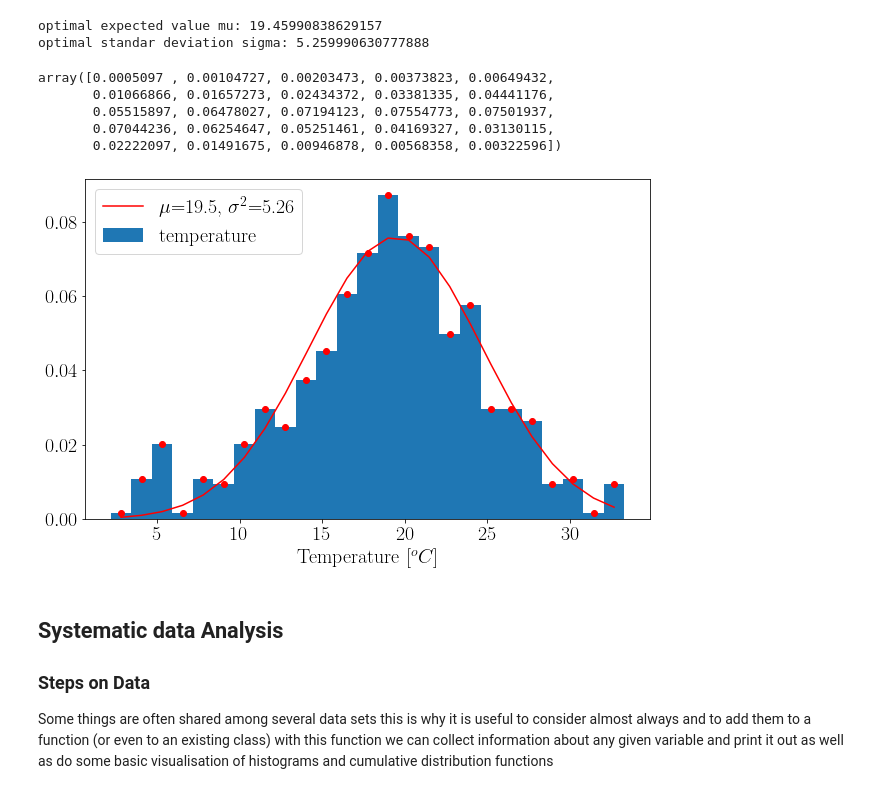
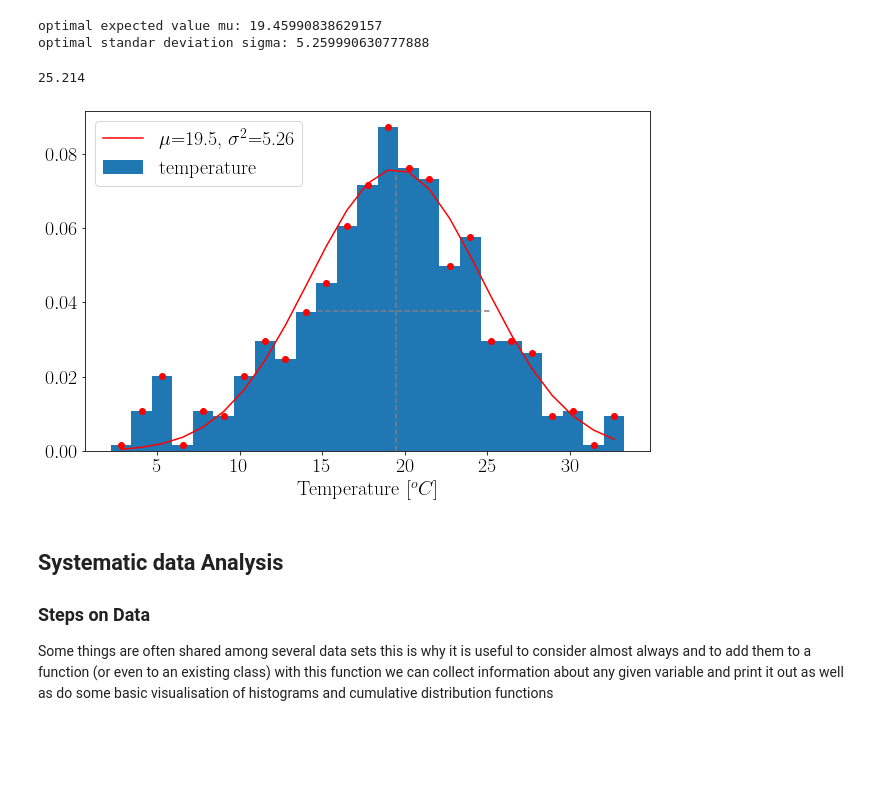
Before and after one commit to fcosi/python-data-plotting, a Jupyter notebook: Fits and Data Analysis.ipynb, the cells around one changed output. Saved outputs shown, nothing was run; the diff lists cells and outputs as text; code cells hidden in the pictures; blank space fills up the shorter version.

```diff
--- a/Fits and Data Analysis.ipynb
+++ b/Fits and Data Analysis.ipynb
@@ -156,10 +169,10 @@ fig, ax = plt.subplots(1,1, tight_layout = True)
 vals, binedge, handle = ax.hist(temps, bins=binnr, density=True)
 
 # to overcome wrong positioning of the bins, compute the width of one bin and subtract half of it it to the edges
-# bin_width = binedge[1] - binedge[0]
+bin_width = binedge[1] - binedge[0]
 
-# - bin_width/2
-bincenter = binedge[1:]
+#
+bincenter = binedge[1:]- bin_width/2
 
 # plot maxima of the values
 ax.plot(bincenter, vals, "rx")
@@ -186,45 +199,38 @@ print("optimal expected value mu: {}\noptimal standar deviation sigma: {}".forma
 # %% [output]
 optimal expected value mu: 19.45990838629157
 optimal standar deviation sigma: 5.259990630777888
-# %%
-gauss_fit
-# %% [output]
-array([0.0005097 , 0.00104727, 0.00203473, 0.00373823, 0.00649432,
-       0.01066866, 0.01657273, 0.02434372, 0.03381335, 0.04441176,
-       0.05515897, 0.06478027, 0.07194123, 0.07554773, 0.07501937,
-       0.07044236, 0.06254647, 0.05251461, 0.04169327, 0.03130115,
-       0.02222097, 0.01491675, 0.00946878, 0.00568358, 0.00322596])
 # %%
 # plot everything
 
 mu, sigma = opt_vals[0], opt_vals[1]
 gauss_fit = gaussian(bincenter, *opt_vals)
 max_gauss = max(gauss_fit)
 
 fig, ax = plt.subplots(1,1, figsize=(9,6), tight_layout=True)
 
 ax.hist(temps, bins=binnr, density=True, label="temperature")
 ax.plot(bincenter, vals, "ro")
 
 label_text="$\mu$={:.3}, $\sigma^2$={:.3}".format(*opt_vals)
 ax.plot(bincenter, gauss_fit, 'r-', label=label_text)
 
 ax.set_xlabel("Temperature [$^oC$]")
 ax.legend()
 
 # # find value for half max gauss
-# half_max_idx = np.abs(gauss_fit - max_gauss/2).argmin()
-# print(bincenter[half_max_idx])
-# starting_bin = bincenter[half_max_idx]
-# if starting_bin < mu:
-#     xmin, xmax = starting_bin, starting_bin + 2*sigma
-# else:
-#     xmax, xmin = starting_bin, starting_bin - 2*sigma
+half_max_idx = np.abs(gauss_fit - max_gauss/2).argmin()
+print(bincenter[half_max_idx])
+starting_bin = bincenter[half_max_idx]
+if starting_bin < mu:
+    xmin, xmax = starting_bin, starting_bin + 2*sigma
+else:
+    xmax, xmin = starting_bin, starting_bin - 2*sigma
 
 # # plot mu and sigma
-# ax.vlines(x=mu, color="grey", linestyle="--", ymin=0, ymax=max_gauss)
-# ax.hlines(y=max_gauss/2, xmin=xmin, xmax=xmax, color="grey", linestyle="--")
+ax.vlines(x=mu, color="grey", linestyle="--", ymin=0, ymax=max_gauss)
+ax.hlines(y=max_gauss/2, xmin=xmin, xmax=xmax, color="grey", linestyle="--")
 
 fig.show()
 # %% [output]
+25.214
-[figure, old version]
+[figure, new version]
```
Also changed, not shown: parts of 13 cells of this notebook, 1 other file.
